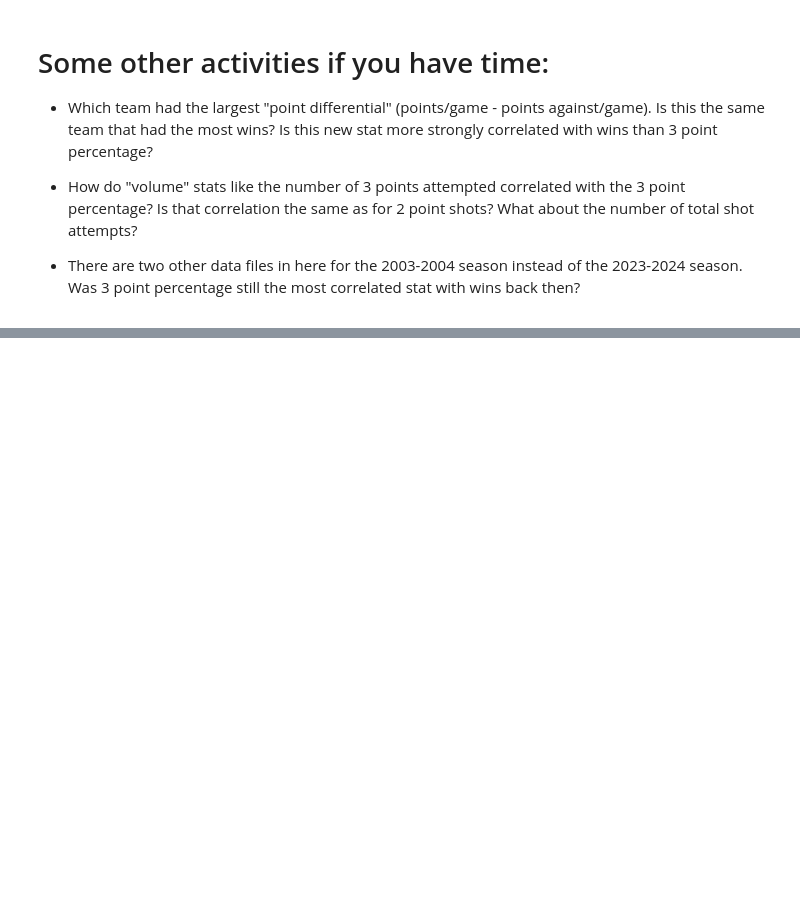
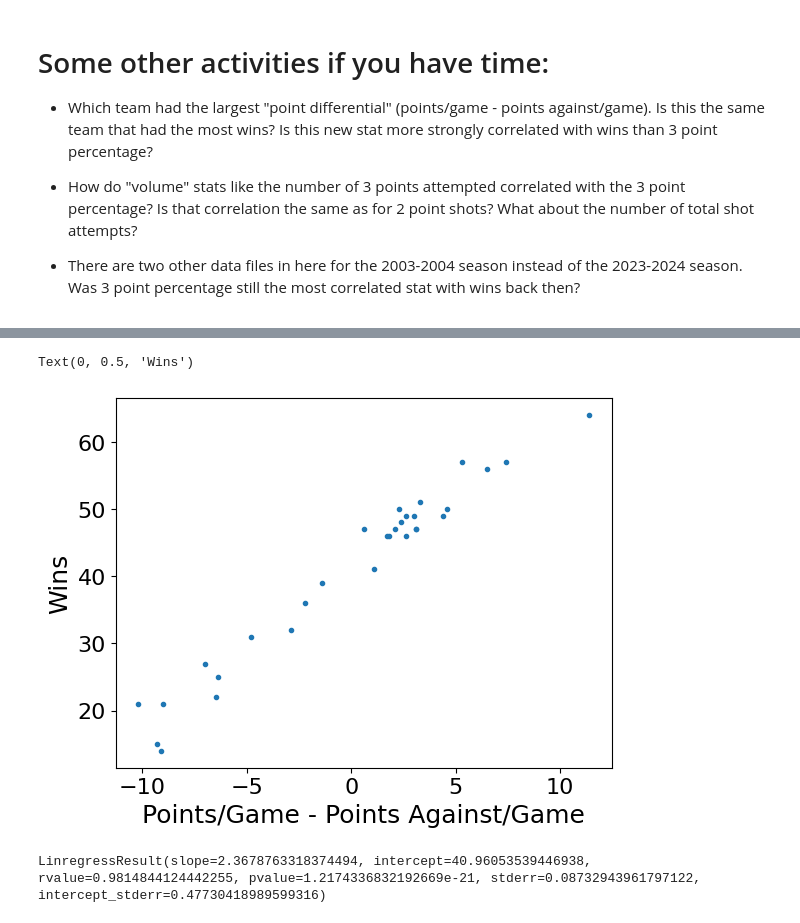
Before and after one commit to walipalmer/CFR-2024, a Jupyter notebook: module_stats/statistics6.ipynb, the cells around one changed output, grey strips where cells are left out. Cells and saved outputs as stored; diff of their text form; code cells hidden in the pictures; blank space fills up the shorter version.

```diff
--- a/module_stats/statistics6.ipynb
+++ b/module_stats/statistics6.ipynb
@@ -166,0 +364,12 @@ After you find these, plot the relations.
+# %%
+plt.plot(nba_all['pt_diff'], nba_all['W'], '.')
+plt.xlabel('Points/Game - Points Against/Game')
+plt.ylabel('Wins')
+# %% [output]
+Text(0, 0.5, 'Wins')
+[figure, added]
+# %%
+fit = linregress(nba_all['pt_diff'], nba_all['W'])
+fit
+# %% [output]
+LinregressResult(slope=2.3678763318374494, intercept=40.96053539446938, rvalue=0.9814844124442255, pvalue=1.2174336832192669e-21, stderr=0.08732943961797122, intercept_stderr=0.47730418989599316)
```
Also changed, not shown: parts of 29 cells of this notebook.
